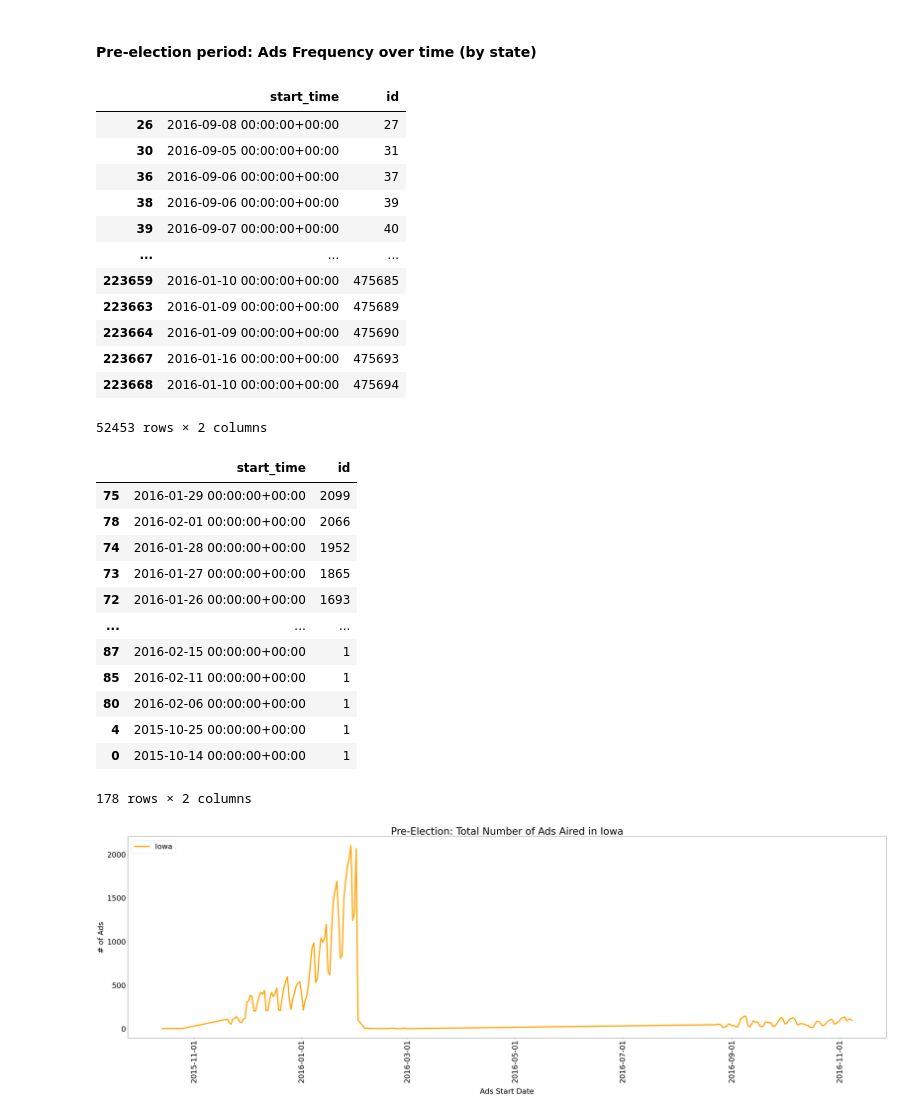
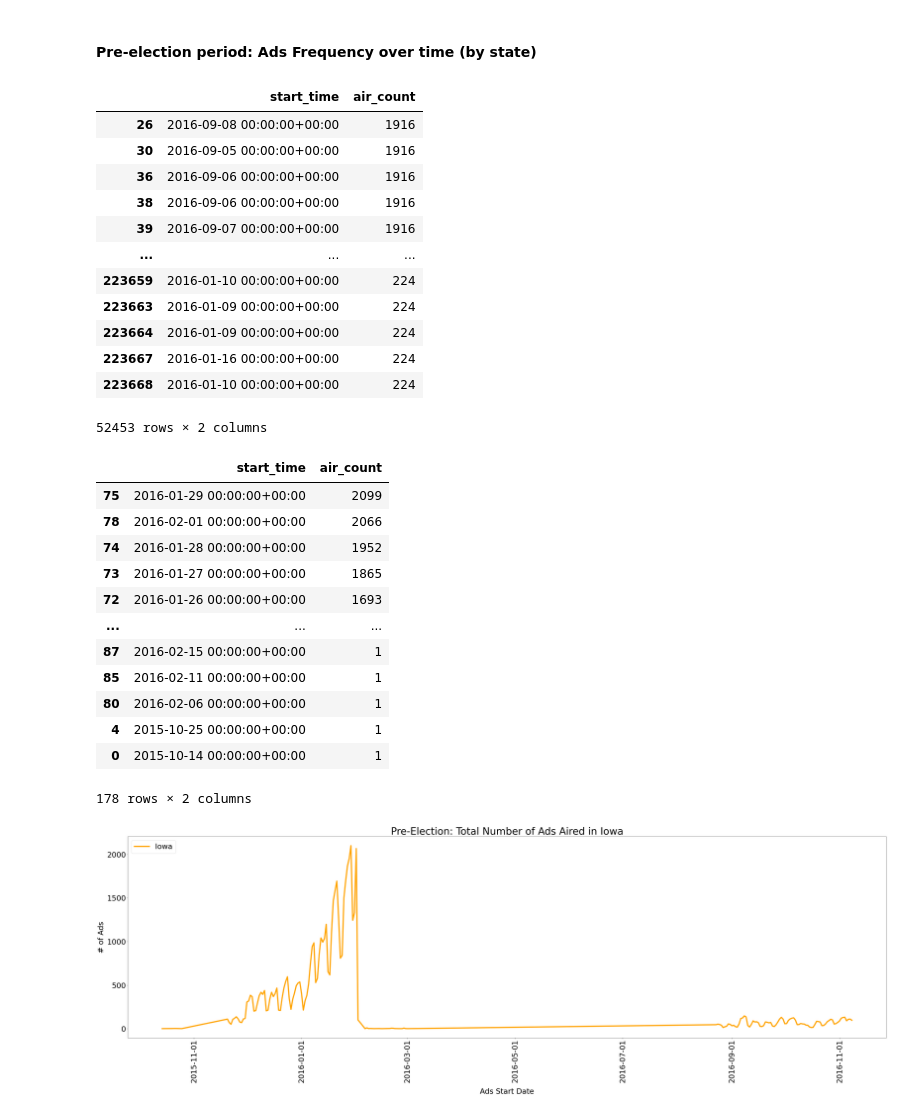
Before and after one commit to phoebeyueh/200_presidential_campaign_analysis, a Jupyter notebook: phoebe_datavis.ipynb, the cells around one changed output. Drawn from its saved outputs; the diff is of its cells as text; code cells hidden in the pictures.

```diff
--- a/phoebe_datavis.ipynb
+++ b/phoebe_datavis.ipynb
@@ -105,29 +103,29 @@ ads_df['end_time'] = pd.to_datetime(ads_df['end_time'])
 # Get charts for the top three States (IA, NH, NV)
 # %%
 #Iowa
-sample_ia=ads_df[ads_df['state']=='IA'][['start_time','id']]
+sample_ia=ads_df[ads_df['state']=='IA'][['start_time','air_count']]
 sample_ia['start_time']=sample_ia['start_time'].dt.normalize()
 sample_ia
 # %% [output]
-|  | start_time | id |
-| 26 | 2016-09-08 00:00:00+00:00 | 27 |
-| 30 | 2016-09-05 00:00:00+00:00 | 31 |
-| 36 | 2016-09-06 00:00:00+00:00 | 37 |
-| 38 | 2016-09-06 00:00:00+00:00 | 39 |
-| 39 | 2016-09-07 00:00:00+00:00 | 40 |
+|  | start_time | air_count |
+| 26 | 2016-09-08 00:00:00+00:00 | 1916 |
+| 30 | 2016-09-05 00:00:00+00:00 | 1916 |
+| 36 | 2016-09-06 00:00:00+00:00 | 1916 |
+| 38 | 2016-09-06 00:00:00+00:00 | 1916 |
+| 39 | 2016-09-07 00:00:00+00:00 | 1916 |
 | ... | ... | ... |
-| 223659 | 2016-01-10 00:00:00+00:00 | 475685 |
-| 223663 | 2016-01-09 00:00:00+00:00 | 475689 |
-| 223664 | 2016-01-09 00:00:00+00:00 | 475690 |
-| 223667 | 2016-01-16 00:00:00+00:00 | 475693 |
-| 223668 | 2016-01-10 00:00:00+00:00 | 475694 |
+| 223659 | 2016-01-10 00:00:00+00:00 | 224 |
+| 223663 | 2016-01-09 00:00:00+00:00 | 224 |
+| 223664 | 2016-01-09 00:00:00+00:00 | 224 |
+| 223667 | 2016-01-16 00:00:00+00:00 | 224 |
+| 223668 | 2016-01-10 00:00:00+00:00 | 224 |
 52453 rows × 2 columns
 # %%
 #get the ads frequency (number of times ads are aired on televisions) in Iowa
 line_ia = sample_ia.groupby('start_time').count().reset_index()
-line_ia.sort_values(by='id',ascending=False)
+line_ia.sort_values(by='air_count',ascending=False)
 # %% [output]
-|  | start_time | id |
+|  | start_time | air_count |
 | 75 | 2016-01-29 00:00:00+00:00 | 2099 |
 | 78 | 2016-02-01 00:00:00+00:00 | 2066 |
 | 74 | 2016-01-28 00:00:00+00:00 | 1952 |
```
Also changed, not shown: parts of 14 cells of this notebook.
